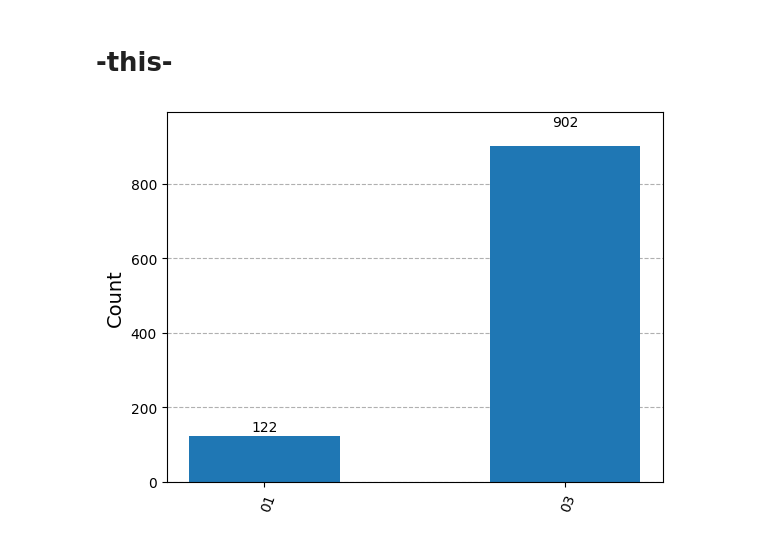
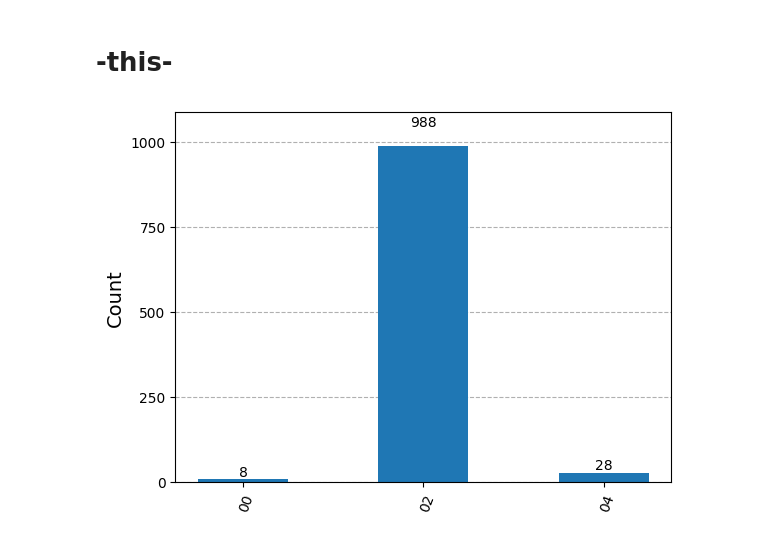
Before and after one commit to BenjaminBurghouwt/exploring-bosonic-qiskit-qec, a Jupyter notebook: src/bosonic_error_correction.ipynb, the cells around one changed output. Saved outputs shown, nothing was run; the diff lists cells and outputs as text; code cells hidden in the pictures.

```diff
--- a/src/bosonic_error_correction.ipynb
+++ b/src/bosonic_error_correction.ipynb
@@ -69,11 +69,11 @@ print(counts)
 # %%
 empty = np.zeros((2**num_qubits_per_qumode, 2**num_qubits_per_qumode))
 
-# map logical 1's photon loss state |1> back to logical 1. (i.e. |2><1|, where fock_input = <1|, and fock_output = |2>)
+# map logical |1> photon loss (fock state |1>) back to logical state |1>. (where fock_input = |1>, and fock_output = |2>)
 u_odd = c2qa.util.fockmap(matrix=empty, fock_input=[1], fock_output=[2])
 
-# map logical 0's photon loss state |3> to logical 0 ((|0> + |4>)/sqrt(2))
-u_odd = c2qa.util.fockmap(u_odd, fock_input=[3, 3], fock_output=[0, 4], amplitude=[1/np.sqrt(2), 1/np.sqrt(2)])
+# map logical |0> photon loss (fock state |3>) back to logical state |0> ((|0> + |4>)/sqrt(2))
+u_odd = c2qa.util.fockmap(matrix=u_odd, fock_input=[3, 3], fock_output=[0, 4], amplitude=[1/np.sqrt(2), 1/np.sqrt(2)])
 
 # satisfy unitary condition
 u_odd = c2qa.util.fockmap(u_odd, [5, 6, 7], [5, 6, 7])
@@ -83,11 +83,12 @@ u_odd = c2qa.util.fockmap(u_odd, [4, 4], [0, 4], 1/np.sqrt(2) * np.array([1, -1]
 assert(is_unitary_matrix(u_odd))
 
 def u_even(kt):
-    # map logical 1's error back to logical 1
-    u_even = c2qa.util.fockmap(empty, 2, 2)
+    # map logical |1> photon loss (fock state |2>) back to logical state |1>
+    u_even = c2qa.util.fockmap(matrix=empty, fock_input=[2], fock_output=[2])
 
-    # map logical 0's error state to logical 0
-    u_even = c2qa.util.fockmap(u_even, [0, 0, 4, 4], [0, 4, 0, 4], 1/np.sqrt(1 + kt**2) * np.array([1, kt, -kt, 1]))
+    # map logical |0> photon loss (fock state |0> or |4>) back to logical state |0>
+    # (fock_input = |0>, fock_output = (|0> + |4>) * amplitude. fock_input = |4>, fock_output = (|0> + |4>) * amplitude)
+    u_even = c2qa.util.fockmap(matrix=u_even, fock_input=[0, 0, 4, 4], fock_output=[0, 4, 0, 4], amplitude=(1/np.sqrt(1 + kt**2) * np.array([1, kt, -kt, 1])))
 
     # satisfy unitary condition
     u_even = c2qa.util.fockmap(u_even, [1, 3, 5, 6, 7], [1, 3, 5, 6, 7])
@@ -145,33 +146,33 @@ def do_error_correction(circuit):
     kt_dur = circuit_delay # time since previous error correction
     kt = photon_loss_rate * (kt_dur + 3)
 
     with circuit.if_test((cr[0], 1), label='Recovery op') as else_:
         circuit.cv_gate_from_matrix(u_odd, qmr[0], duration=0.1, unit="ns")
         circuit.reset(anc[0])
     with else_:
         circuit.cv_gate_from_matrix(u_even(kt), qmr[0], duration=0.1, unit="ns")
 
 
 # initialize ancilla qubit in even |0> or odd |1> state
-circuit.initialize(1, anc[0])
+circuit.initialize(0, anc[0])
 # initialize qumode in Fock state even or odd
-circuit.cv_initialize(3, qmr[0])
+circuit.cv_initialize(2, qmr[0])
 
 # apply a delay to illustrate the effect of photon loss
 circuit.cv_delay(duration=circuit_delay, unit=time_unit, qumode=qmr[0])
 
 # apply error correction
 do_error_correction(circuit)
 
 noise_pass = c2qa.kraus.PhotonLossNoisePass(photon_loss_rates=photon_loss_rate, circuit=circuit, time_unit=time_unit)
 
 # to see the loss and correction, add measurements and count up the results
 circuit.cv_measure(qmr[0], cr)
 
 # circuit.draw('mpl')
 
 counts = c2qa.util.simulate(circuit, noise_passes=noise_pass)[2] # Returns a tuple of state, result, fock_counts
 
 visualization.plot_histogram(counts)
 # %% [output]
-[figure, old version]
+[figure, new version]
```
Also changed, not shown: parts of 3 cells of this notebook, 1 other file.
